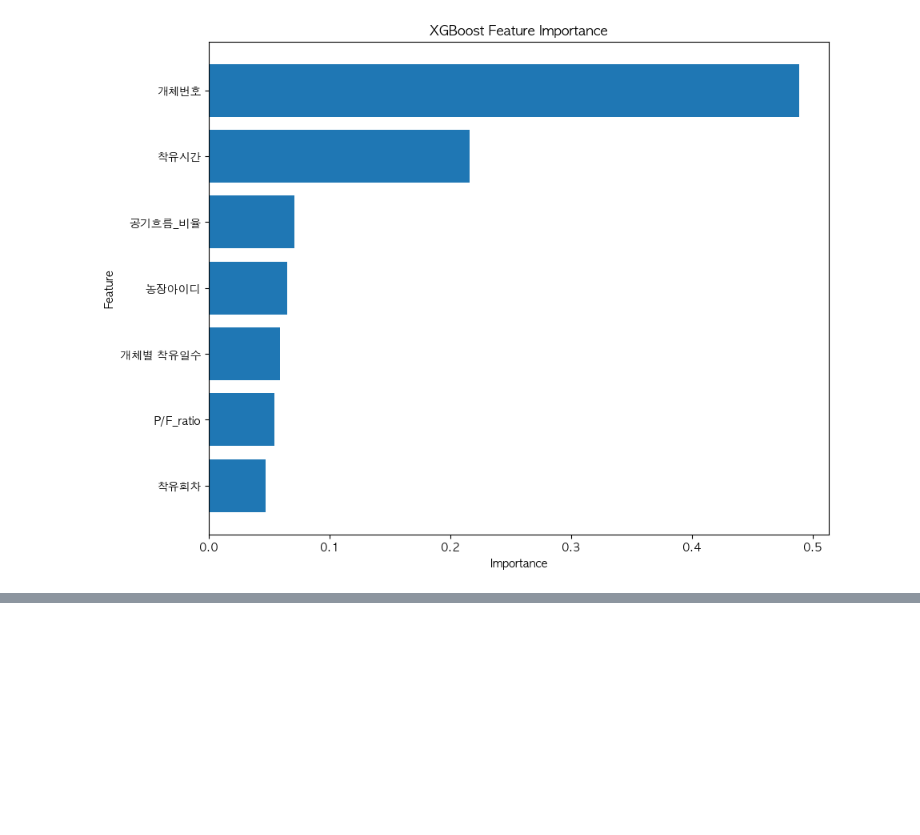
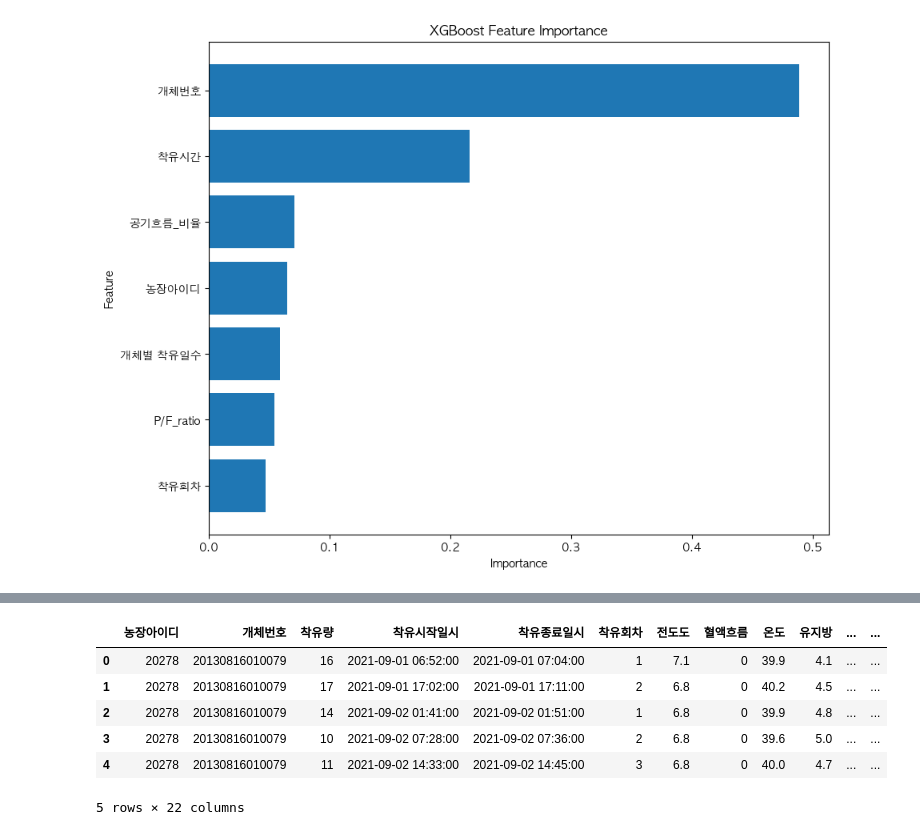
Before and after one commit to jiwon512/practical_project, a Jupyter notebook: juwon/juwon.ipynb, the cells around one changed output, grey strips where cells are left out. Drawn from its saved outputs; the diff is of its cells as text; code cells hidden in the pictures; blank space fills up the shorter version.

```diff
--- a/juwon/juwon.ipynb
+++ b/juwon/juwon.ipynb
@@ -335,0 +366,10 @@ Mean Absolute Percentage Error (MAPE): 69163830476800.00%
+# %%
+df_fortab.head()
+# %% [output]
+|  | 농장아이디 | 개체번호 | 착유량 | 착유시작일시 | 착유종료일시 | 착유회차 | 전도도 | 혈액흐름 | 온도 | 유지방 | ... | ... |
+| 0 | 20278 | 20130816010079 | 16 | 2021-09-01 06:52:00 | 2021-09-01 07:04:00 | 1 | 7.1 | 0 | 39.9 | 4.1 | ... | ... |
+| 1 | 20278 | 20130816010079 | 17 | 2021-09-01 17:02:00 | 2021-09-01 17:11:00 | 2 | 6.8 | 0 | 40.2 | 4.5 | ... | ... |
+| 2 | 20278 | 20130816010079 | 14 | 2021-09-02 01:41:00 | 2021-09-02 01:51:00 | 1 | 6.8 | 0 | 39.9 | 4.8 | ... | ... |
+| 3 | 20278 | 20130816010079 | 10 | 2021-09-02 07:28:00 | 2021-09-02 07:36:00 | 2 | 6.8 | 0 | 39.6 | 5.0 | ... | ... |
+| 4 | 20278 | 20130816010079 | 11 | 2021-09-02 14:33:00 | 2021-09-02 14:45:00 | 3 | 6.8 | 0 | 40.0 | 4.7 | ... | ... |
+5 rows × 22 columns
```
Also changed, not shown: parts of 7 cells of this notebook.
